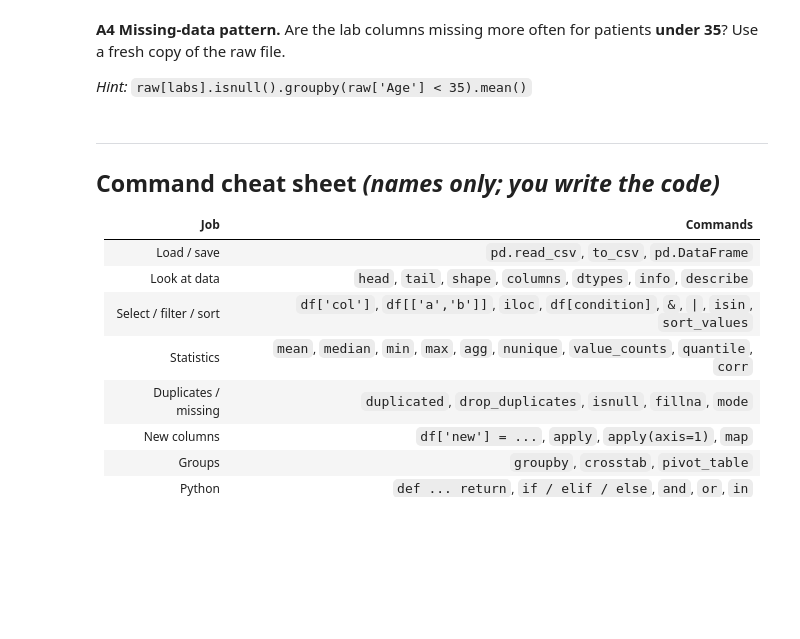
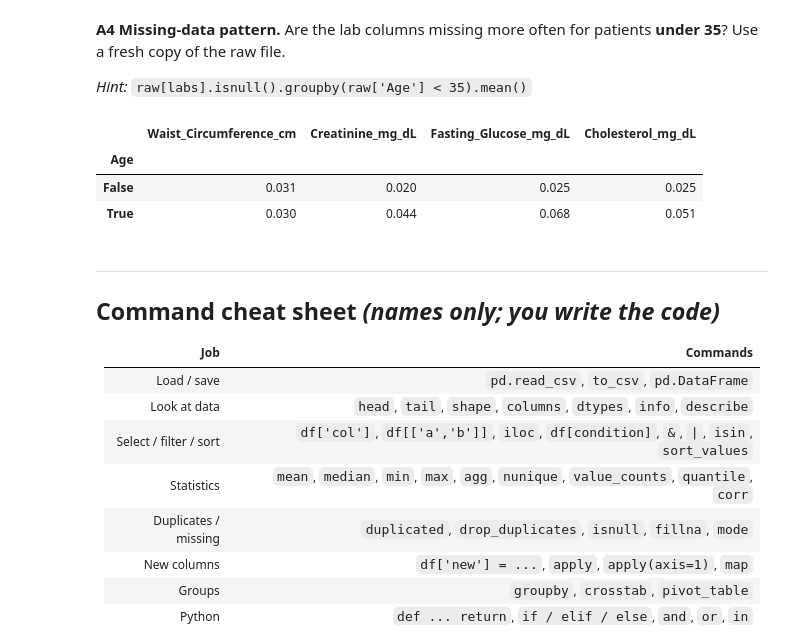
Before and after one commit to Aneesh-33/workshop5_27_10_26, a Jupyter notebook: Week5_Workshop_Pandas_Student.ipynb, the cells around one changed output. Drawn from its saved outputs; the diff is of its cells as text; code cells hidden in the pictures; blank space fills up the shorter version.

```diff
--- a/Week5_Workshop_Pandas_Student.ipynb
+++ b/Week5_Workshop_Pandas_Student.ipynb
@@ -581,8 +782,10 @@ df.groupby(...)[...].mean().round(3)
 Wrap what you did so it can run in a few lines on a fresh copy of the data. Your Streamlit app will reuse these.
 # %% [markdown]
 **Task 9.1** Write `load_data(path)` that reads the CSV and returns the DataFrame.
-# %%
-def load_data(path):
-    ...
+# %%
+import pandas as pd
+
+def load_data(path):
+    return pd.read_csv(path)
 # %% [markdown]
 **Task 9.2** Write `clean_data(data)` that works on a **copy**, fills the 8 columns exactly as in Step 5, and returns the DataFrame.
@@ -651,3 +949,19 @@ labs = [...]
+# %%
+raw = load_data('hypertension_dataset_5000.csv')
+
+labs = [
+    'Waist_Circumference_cm',
+    'Creatinine_mg_dL',
+    'Fasting_Glucose_mg_dL',
+    'Cholesterol_mg_dL'
+]
+
+raw[labs].isnull().groupby(raw['Age'] < 35).mean().round(3)
+# %% [output]
+|  | Waist_Circumference_cm | Creatinine_mg_dL | Fasting_Glucose_mg_dL | Cholesterol_mg_dL |
+| Age |  |  |  |  |
+| False | 0.031 | 0.020 | 0.025 | 0.025 |
+| True | 0.030 | 0.044 | 0.068 | 0.051 |
 # %% [markdown]
 ---
 ## Command cheat sheet  *(names only; you write the code)*
```
Also changed, not shown: parts of 61 cells of this notebook.
